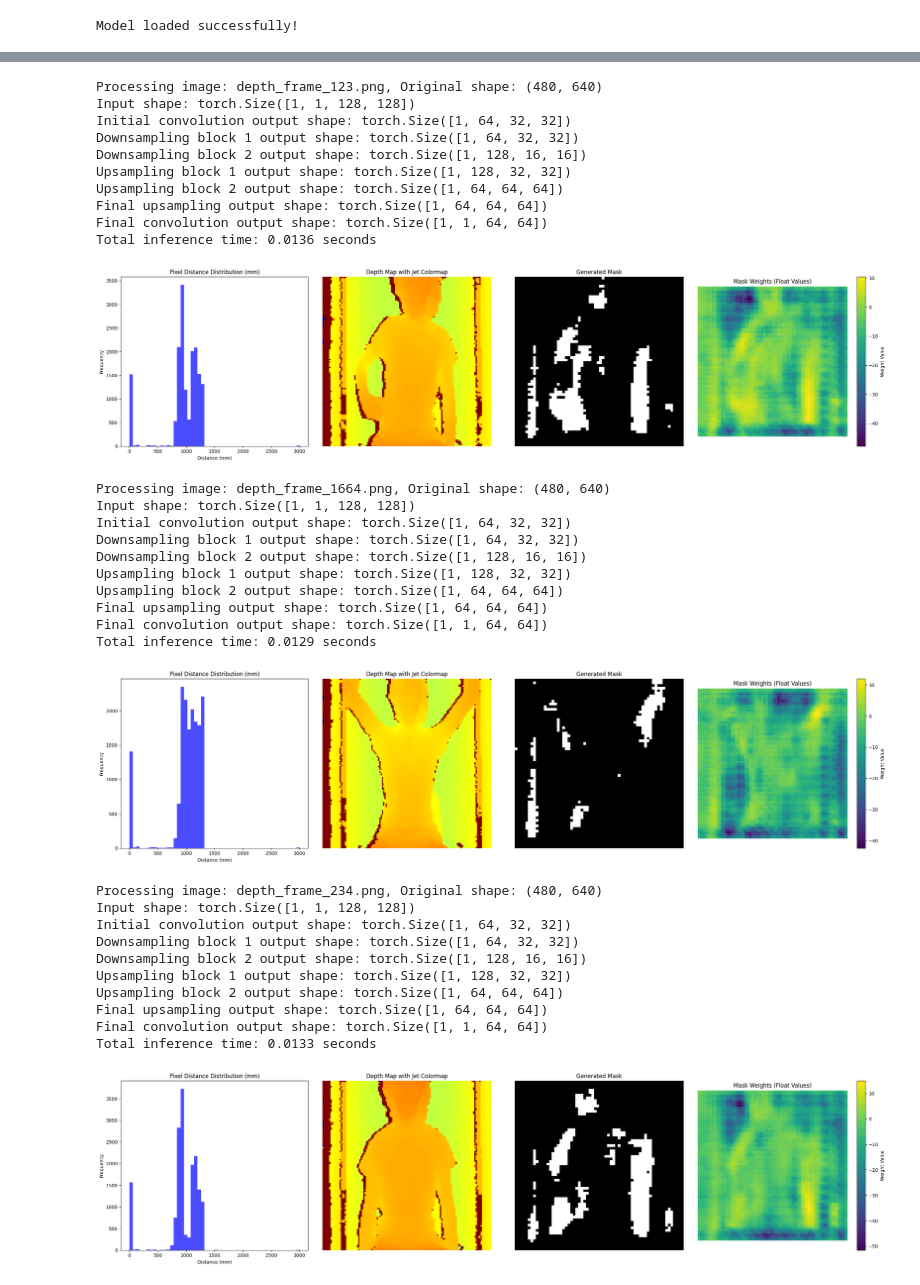
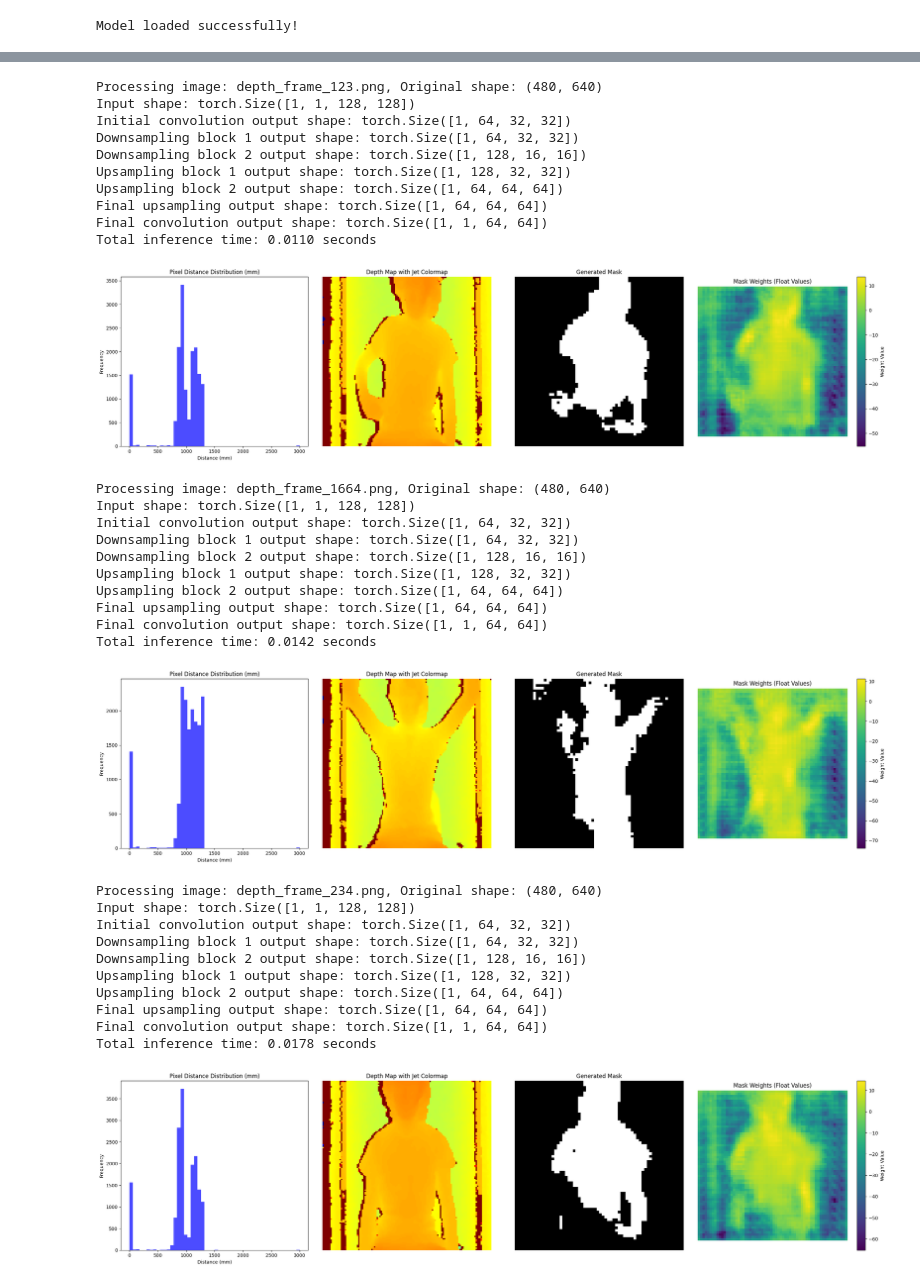
Before and after one commit to shyu216/deepbreath, a Jupyter notebook: segmentator.ipynb, the cells around one changed output, grey strips where cells are left out. Drawn from its saved outputs; the diff is of its cells as text; code cells hidden in the pictures.

```diff
--- a/segmentator.ipynb
+++ b/segmentator.ipynb
@@ -165,7 +300,10 @@ for file_name in png_files:
     depth_map = cv2.resize(depth_map, (128, 128), interpolation=cv2.INTER_LINEAR)
 
     # Normalize the depth map to [0, 1]
-    normalized_depth_map = depth_map / np.max(depth_map)
+    # normalized_depth_map = depth_map / np.max(depth_map)
+    # Normalize the depth map to [-1, 1]
+    normalized_depth_map = 2 * (depth_map - np.min(depth_map)) / (np.max(depth_map) - np.min(depth_map)) - 1
+
     input_tensor = torch.tensor(normalized_depth_map, dtype=torch.float32).unsqueeze(0).unsqueeze(0)
 
     # Pass the tensor through the model
@@ -174,7 +312,7 @@ for file_name in png_files:
         output_np = output.squeeze().numpy()
 
     # Binarize the output to create a mask (values 0 or 1)
-    threshold = 7.0  # Set the threshold
+    threshold = 5.0  # Set the threshold
     binary_mask = (output_np > threshold).astype(np.uint8)  # Values greater than the threshold are set to 1, others to 0
 
     # Convert the binary mask to an image format
@@ -299,7 +567,16 @@ for file_name in png_files:
     depth_map[depth_map > 3000] = 3000
 
     # Normalize the depth map to [0, 1]
-    normalized_depth_map = depth_map / np.max(depth_map)
+    # normalized_depth_map = depth_map / np.max(depth_map)
+    # normalized_depth_map = (depth_map - np.min(depth_map)) / (np.max(depth_map) - np.min(depth_map))
+    # Normalize the depth map to [-1, 1]
+    # normalized_depth_map = 2 * depth_map / np.max(depth_map) - 1
+    normalized_depth_map = 2 * (depth_map - np.min(depth_map)) / (np.max(depth_map) - np.min(depth_map)) - 1
+    # Normalize the disparity map to [-1, 1]
+    # disparity_map = 1.0 / (depth_map + 1e-6)  # Avoid division by zero
+    # normalized_depth_map = 2 * (disparity_map - np.min(disparity_map)) / (np.max(disparity_map) - np.min(disparity_map)) - 1
+    # normalized_depth_map = (disparity_map - np.min(disparity_map)) / (np.max(disparity_map) - np.min(disparity_map))
+
     input_tensor = torch.tensor(normalized_depth_map, dtype=torch.float32).unsqueeze(0).unsqueeze(0)
 
     # Pass the tensor through the model
@@ -308,7 +585,7 @@ for file_name in png_files:
         output_np = output.squeeze().numpy()
 
     # Binarize the output to create a mask (values 0 or 1)
-    threshold = 1.0  # Set the threshold
+    threshold = 0.0  # Set the threshold
     binary_mask = (output_np > threshold).astype(np.uint8)  # Values greater than the threshold are set to 1, others to 0
 
     # Convert the binary mask to an image format
@@ -344,37 +621,37 @@ for file_name in png_files:
     plt.axis("off")
 
     # Subplot 4: Mask weights (float values)
     plt.subplot(1, 4, 4)
     plt.title("Mask Weights (Float Values)")
     plt.imshow(output_np, cmap="viridis")  # Use Viridis colormap to display float weights
     plt.colorbar(label="Weight Value")
     plt.axis("off")
 
     plt.tight_layout()
     plt.show()
 # %% [output]
 Processing image: depth_frame_123.png, Original shape: (480, 640)
 Input shape: torch.Size([1, 1, 128, 128])
 Initial convolution output shape: torch.Size([1, 64, 32, 32])
 Downsampling block 1 output shape: torch.Size([1, 64, 32, 32])
 Downsampling block 2 output shape: torch.Size([1, 128, 16, 16])
 Upsampling block 1 output shape: torch.Size([1, 128, 32, 32])
 Upsampling block 2 output shape: torch.Size([1, 64, 64, 64])
 Final upsampling output shape: torch.Size([1, 64, 64, 64])
 Final convolution output shape: torch.Size([1, 1, 64, 64])
-Total inference time: 0.0136 seconds
+Total inference time: 0.0110 seconds
-[figure, old version]
+[figure, new version]
 Processing image: depth_frame_1664.png, Original shape: (480, 640)
 Input shape: torch.Size([1, 1, 128, 128])
 Initial convolution output shape: torch.Size([1, 64, 32, 32])
 Downsampling block 1 output shape: torch.Size([1, 64, 32, 32])
 Downsampling block 2 output shape: torch.Size([1, 128, 16, 16])
 Upsampling block 1 output shape: torch.Size([1, 128, 32, 32])
 Upsampling block 2 output shape: torch.Size([1, 64, 64, 64])
 Final upsampling output shape: torch.Size([1, 64, 64, 64])
 Final convolution output shape: torch.Size([1, 1, 64, 64])
-Total inference time: 0.0129 seconds
+Total inference time: 0.0142 seconds
-[figure, old version]
+[figure, new version]
 Processing image: depth_frame_234.png, Original shape: (480, 640)
 Input shape: torch.Size([1, 1, 128, 128])
 Initial convolution output shape: torch.Size([1, 64, 32, 32])
@@ -384,8 +661,8 @@ Upsampling block 1 output shape: torch.Size([1, 128, 32, 32])
 Upsampling block 2 output shape: torch.Size([1, 64, 64, 64])
 Final upsampling output shape: torch.Size([1, 64, 64, 64])
 Final convolution output shape: torch.Size([1, 1, 64, 64])
-Total inference time: 0.0133 seconds
+Total inference time: 0.0178 seconds
-[figure, old version]
+[figure, new version]
 Processing image: depth_frame_567.png, Original shape: (480, 640)
 Input shape: torch.Size([1, 1, 128, 128])
 Initial convolution output shape: torch.Size([1, 64, 32, 32])
```
Also changed, not shown: parts of 12 cells of this notebook, 1 other file.
